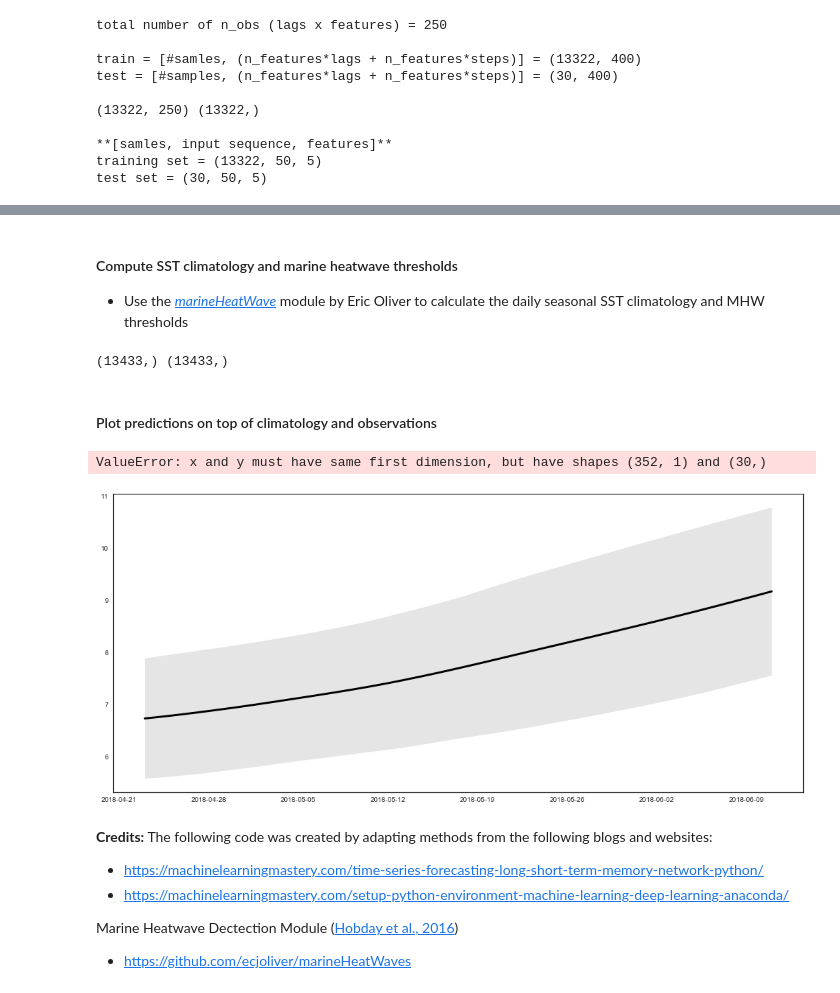
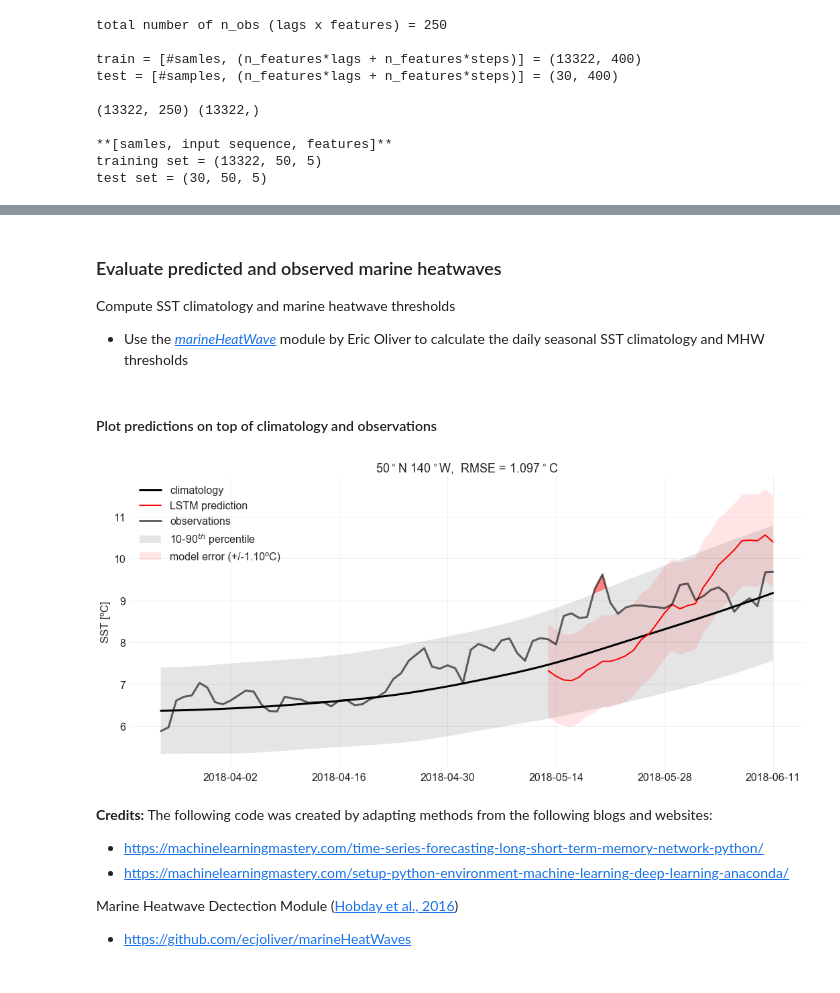
Before and after one commit to hscannell/MHW-tableau, a Jupyter notebook: code/LSTM_Forecast_multivariate.ipynb, the cells around one changed output, grey strips where cells are left out. Cells and saved outputs as stored; diff of their text form; code cells hidden in the pictures.

Commit message:
size format

```diff
--- a/code/LSTM_Forecast_multivariate.ipynb
+++ b/code/LSTM_Forecast_multivariate.ipynb
@@ -558,9 +553,7 @@ Fit and LSTM on the multivariate input data
 model = Sequential()
 model.add(LSTM(50, input_shape=(Xtrain.shape[1], Xtrain.shape[2])))
 model.add(Dense(1))
-model.compile(loss='mae', optimizer='adam',metrics=['mse', 'accuracy'])
-# fit network
-history = model.fit(Xtrain, ytrain, epochs=10, batch_size=72, validation_data=(Xtest, ytest), verbose=2, shuffle=True)
+model.compile(loss='mae', optimizer='adam', metrics=['mse', 'accuracy'])
 # %% [output]
 Train on 13322 samples, validate on 30 samples
 Epoch 1/10
@@ -581,0 +577,3 @@ Epoch 10/10
+# %%
+# fit network
+history = model.fit(Xtrain, ytrain, epochs=10, batch_size=72, validation_data=(Xtest, ytest), verbose=2, shuffle=False)
@@ -669,12 +689,12 @@ print(inv_y.shape)
 # %% [markdown]
-#### Compute SST climatology and marine heatwave thresholds
+### Evaluate predicted and observed marine heatwaves
+ Compute SST climatology and marine heatwave thresholds
 - Use the [*marineHeatWave*](https://github.com/ecjoliver/marineHeatWaves) module by Eric Oliver to calculate the daily seasonal SST climatology and MHW thresholds
-# %%
-print(sst_time.shape,sst.shape)
-# %% [output]
-(13433,) (13433,)
 # %%
-mhw, clim = detect(sst_time, SST, climatologyPeriod=[1988,2017],
+sst = data['SST']
+sst = np.array(sst)
+
+mhw, clim = detect(time, sst, climatologyPeriod=[1988, 2017],
        pctile=90, windowHalfWidth=5, smoothPercentile=True,
        smoothPercentileWidth=31, minDuration=5,
        joinAcrossGaps=True, maxGap=2, maxPadLength=False,
@@ -686,48 +706,40 @@ mhw_thres = clim['thresh'] # marine heatwave threshold computed as the 90th perc
 # %% [markdown]
 #### Plot predictions on top of climatology and observations
 # %%
-# Make Figure, Define Axis, Set Default Font Size
+# Make figure, define axis, set default font size
 plt.figure(figsize=(18,8))
 ax = plt.subplot(111)
 plt.rc('xtick', labelsize=16)
 plt.rc('ytick', labelsize=16)
 
+# Plot climatology, SST observations, prediction and overlay shading for model error and marine heatwave thresholds
+plt.plot(time[-(lag+steps):], sst_clim[-(lag+steps):], linewidth = 3, color="black", label="climatology")
+plt.plot(time[-steps:], inv_yhat, label='LSTM prediction', linewidth = 2, color='red')
+plt.plot(date[-(lag+steps):], data['SST'].values[-(lag+steps):], color="black", alpha=0.6,  linewidth=3, label='observations')
+y1 = sst_clim[-(lag+steps):]
+y2 = mhw_thres[-(lag+steps):]
+y3 = data['SST'].values[-(lag+steps):]
+dely = y1-(y2-y1) # ad hoc way to find 10th percentile
+plt.fill_between(sst_dates[-(lag+steps):], dely, y2, facecolor='black', interpolate=True, alpha=0.1, label="10-90$^{th}$ percentile")
+plt.fill_between(date[-steps:], err_up, err_lw, facecolor='red', interpolate=True, alpha = 0.1, label="model error (+/-%0.2fºC)" % rmse)
+plt.fill_between(date[-(lag+steps):], y2, y3, where=y2 <= y3,  facecolor='red',interpolate=True, alpha = .5)
+plt.fill_between(date[-(lag+steps):], y3, dely, where=y3 <= dely,  facecolor='blue',alpha = 0.5)
 
-
-# Plot Climatology & Overlay Shading For Marine Heatwave Threshold
-plt.plot(sst_dates[-50:],sst_clim[-50:],linewidth = 3, color="black",label="Climatology")
-y1 = sst_clim[-50:]
-y2 = mhw_thres[-50:]
-dely = y1 - (y2-y1) # ad hoc way to find 10th percentile
-plt.fill_between(sst_dates[-50:], dely, y2, facecolor='black', interpolate=True, alpha = 0.1,label = "10-90$^{th}$ percentile")
-
-# Plot Observations & Predicted Values
-plt.plot(time[len(time)-365+13:],inv_y, label='OISST', color="black",linewidth = 4, alpha=0.5,)
-plt.plot(time[len(time)-365+13:],inv_yhat, label='LSTM',linewidth = 2, color='red')
-
-# Add Legend
-plt.legend(loc="lower right", fontsize=14, frameon = False, ncol = 4)
-
-# Make Figure Pretty
-#plt.xlim(dates[nrow], dates[-window_size])
-plt.title(lat + '$^\circ$N, ' + lon + '$^\circ$W  |  RMSE = %.3f$^\circ$C' % rmse,fontsize=18)
-plt.ylabel('Sea Surface Temperature [$^\circ$C]',size=16)
-plt.grid(True,alpha = 0.3)
+# Make viz pretty
+plt.legend(loc="lower right", fontsize=14, frameon=False, ncol=4)
+plt.title(lat+'$^\circ$N '+lon+'$^\circ$W,  RMSE = %.3f$^\circ$C' % rmse, fontsize=18)
+plt.ylabel('SST [ºC]', size=16)
+plt.grid(True, alpha=0.3)
 ax.get_xaxis().tick_bottom()
 ax.get_yaxis().tick_left()
 ax.spines["top"].set_visible(False)
 ax.spines["right"].set_visible(False)
 ax.spines["left"].set_visible(False)
 ax.spines["bottom"].set_visible(False)
-ax.tick_params(axis=u'both', which=u'both',length=0)
-
-# Save Figure Somewhere On Your Machine By Modifying The Path
-# model architecture information is saved in the file naming convention
-#os.chdir('/Users/hscannell/Desktop/Code/Marine_Heatwave_Prediction/LSTM/LSTM_figures') # <- change text in red to your path
-#plt.savefig('LSTM_ws%.0f'% window_size + '_e%.0f' % epochs +'_bs%.0f' % batch_size +'_n%.0f' % nodes +'_'+ files[f][4:-3] +'.png', bbox_inches='tight')
+ax.tick_params(axis=u'both', which=u'both', length=0)
+plt.legend(loc='upper left', fontsize=16);
 # %% [output]
-ValueError: x and y must have same first dimension, but have shapes (352, 1) and (30,)
-[figure, old version]
+[figure, new version]
 # %% [markdown]
 **Credits:** The following code was created by adapting methods from the following blogs and websites:
 - https://machinelearningmastery.com/time-series-forecasting-long-short-term-memory-network-python/
```
Also changed, not shown: parts of 33 cells of this notebook.
